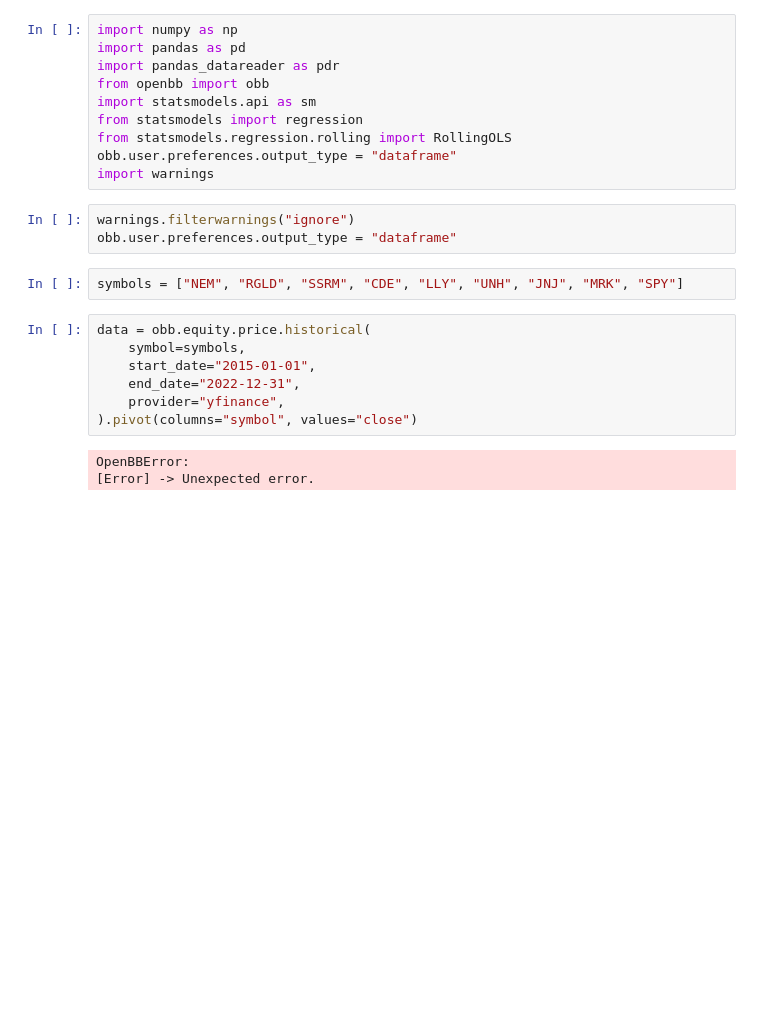
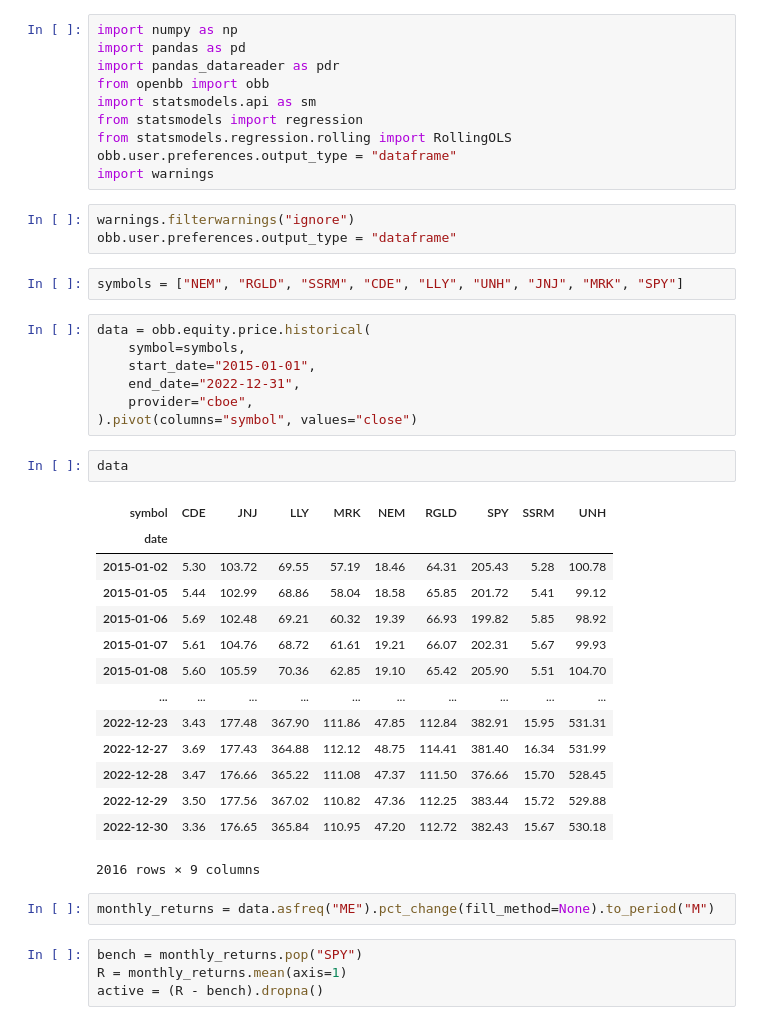
Before and after one commit to Emindu/algo-trading-learning, a Jupyter notebook: 5.alpha-factors/3.sensitivity-portfolio.ipynb, the cells around one changed output. Drawn from its saved outputs; the diff is of its cells as text; blank space fills up the shorter version.

```diff
--- a/5.alpha-factors/3.sensitivity-portfolio.ipynb
+++ b/5.alpha-factors/3.sensitivity-portfolio.ipynb
@@ -18,8 +18,28 @@ data = obb.equity.price.historical(
     symbol=symbols,
     start_date="2015-01-01",
     end_date="2022-12-31",
-    provider="yfinance",
+    provider="cboe",
 ).pivot(columns="symbol", values="close")
-# %% [output]
-OpenBBError:
-[Error] -> Unexpected error.
+# %%
+data
+# %% [output]
+| symbol | CDE | JNJ | LLY | MRK | NEM | RGLD | SPY | SSRM | UNH |
+| date |  |  |  |  |  |  |  |  |  |
+| 2015-01-02 | 5.30 | 103.72 | 69.55 | 57.19 | 18.46 | 64.31 | 205.43 | 5.28 | 100.78 |
+| 2015-01-05 | 5.44 | 102.99 | 68.86 | 58.04 | 18.58 | 65.85 | 201.72 | 5.41 | 99.12 |
+| 2015-01-06 | 5.69 | 102.48 | 69.21 | 60.32 | 19.39 | 66.93 | 199.82 | 5.85 | 98.92 |
+| 2015-01-07 | 5.61 | 104.76 | 68.72 | 61.61 | 19.21 | 66.07 | 202.31 | 5.67 | 99.93 |
+| 2015-01-08 | 5.60 | 105.59 | 70.36 | 62.85 | 19.10 | 65.42 | 205.90 | 5.51 | 104.70 |
+| ... | ... | ... | ... | ... | ... | ... | ... | ... | ... |
+| 2022-12-23 | 3.43 | 177.48 | 367.90 | 111.86 | 47.85 | 112.84 | 382.91 | 15.95 | 531.31 |
+| 2022-12-27 | 3.69 | 177.43 | 364.88 | 112.12 | 48.75 | 114.41 | 381.40 | 16.34 | 531.99 |
+| 2022-12-28 | 3.47 | 176.66 | 365.22 | 111.08 | 47.37 | 111.50 | 376.66 | 15.70 | 528.45 |
+| 2022-12-29 | 3.50 | 177.56 | 367.02 | 110.82 | 47.36 | 112.25 | 383.44 | 15.72 | 529.88 |
+| 2022-12-30 | 3.36 | 176.65 | 365.84 | 110.95 | 47.20 | 112.72 | 382.43 | 15.67 | 530.18 |
+2016 rows × 9 columns
+# %%
+monthly_returns = data.asfreq("ME").pct_change(fill_method=None).to_period("M")
+# %%
+bench = monthly_returns.pop("SPY")
+R = monthly_returns.mean(axis=1)
+active = (R - bench).dropna()
```
Also changed, not shown: parts of 20 cells of this notebook, 2 other files.
